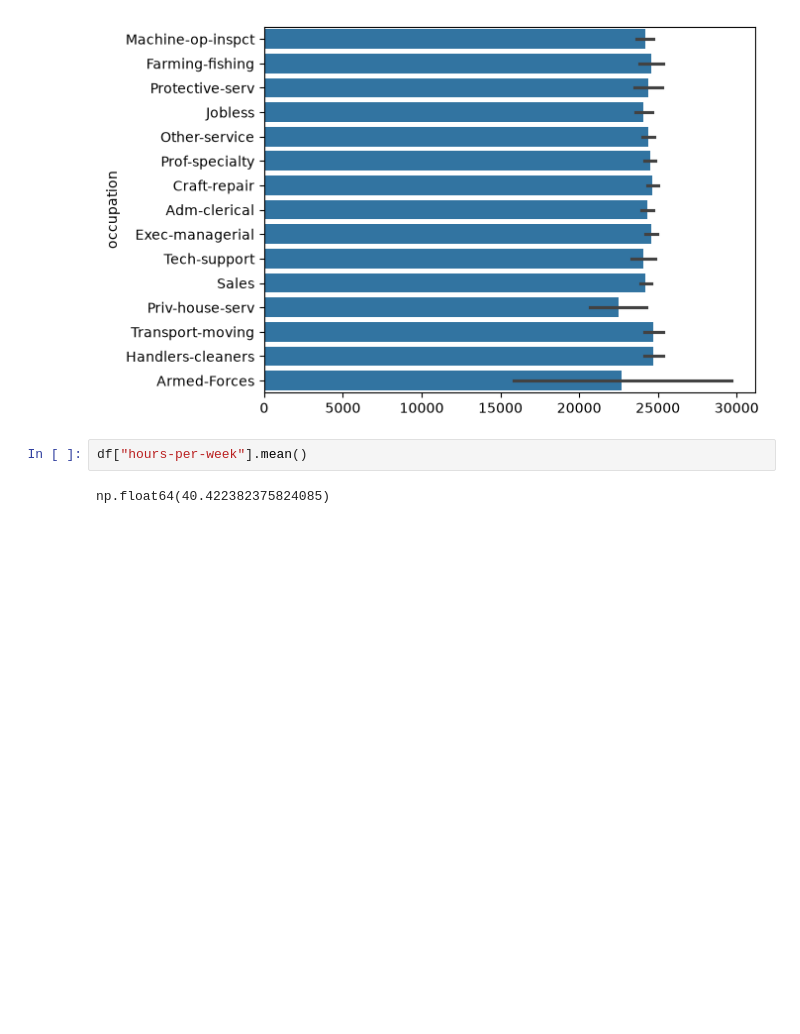
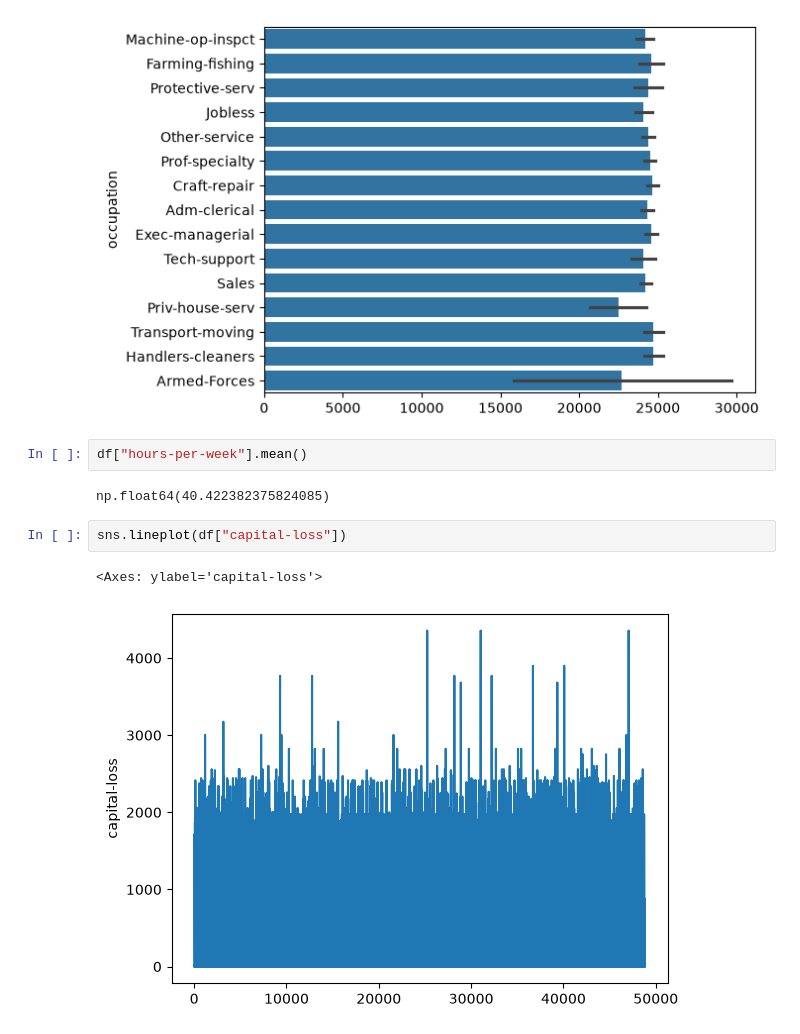
Before and after one commit to Ragim-Xtha/Core-Data-Science, a Jupyter notebook: basic-data-analysis/analysis8/adult_income_analysis.ipynb, the cells around one changed output. Drawn from its saved outputs; the diff is of its cells as text; blank space fills up the shorter version.

Commit message:
line chart of capital gain and loss

```diff
--- a/basic-data-analysis/analysis8/adult_income_analysis.ipynb
+++ b/basic-data-analysis/analysis8/adult_income_analysis.ipynb
@@ -229,3 +229,8 @@ sns.barplot(df["occupation"])
 df["hours-per-week"].mean()
 # %% [output]
 np.float64(40.422382375824085)
+# %%
+sns.lineplot(df["capital-loss"])
+# %% [output]
+<Axes: ylabel='capital-loss'>
+[figure, added]
```
Also changed, not shown: parts of 1 cell of this notebook.
